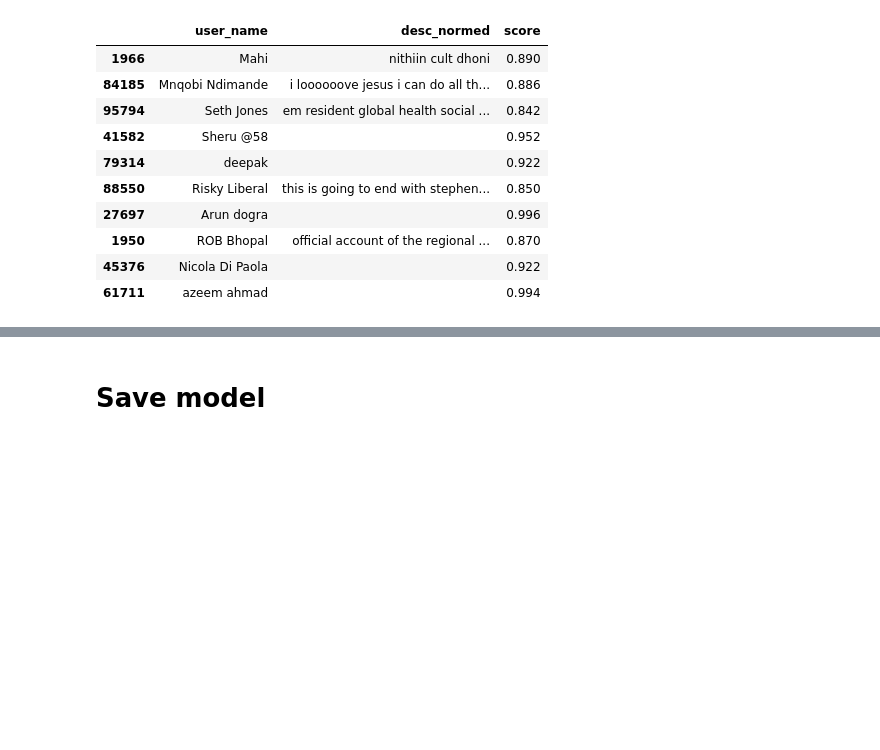
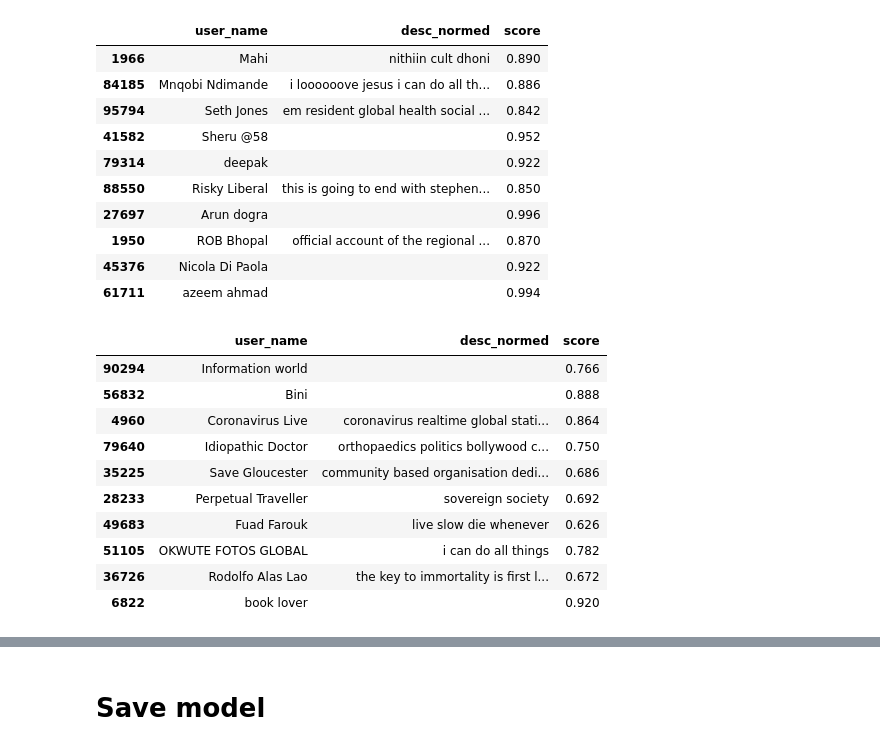
Before and after one commit to RoyMattar/covid-19-tweet-locator, a Jupyter notebook: data/scraping/3. user formality classification.ipynb, the cells around one changed output, grey strips where cells are left out. Cells and saved outputs as stored; diff of their text form; code cells hidden in the pictures; blank space fills up the shorter version.

```diff
--- a/data/scraping/3. user formality classification.ipynb
+++ b/data/scraping/3. user formality classification.ipynb
@@ -361,3 +361,28 @@ df2[df2.score > 0.8].sample(n = 10)
 | 1950 | ROB Bhopal | official account of the regional ... | 0.870 |
 | 45376 | Nicola Di Paola |  | 0.922 |
 | 61711 | azeem ahmad |  | 0.994 |
+# %%
+non_name_words = {w for w in name_data if not name_data[w]['is_name']}
+name_words = {w for w in name_data if name_data[w]['is_name']}
+# %%
+df2[
+    (df2.score > 0.6)
+    & df2.user_name.apply(lambda x: len(set(x.lower().split()) & non_name_words) > 0)
+    & df2.user_name.apply(lambda x: len(set(x.lower().split()) & name_words) == 0)
+    & df2.user_name.apply(lambda x: not any(len(w) == 1 for w in x.split()))
+    & df2.user_name.str.lower().str.replace(r'\.', '').str.split().apply(
+        lambda x: len(set(x) & {'dr', 'mr', 'ms', 'mrs'}) == 0
+     )
+].sample(n = 10)
+# %% [output]
+|  | user_name | desc_normed | score |
+| 90294 | Information world |  | 0.766 |
+| 56832 | Bini |  | 0.888 |
+| 4960 | Coronavirus Live | coronavirus realtime global stati... | 0.864 |
+| 79640 | Idiopathic Doctor | orthopaedics politics bollywood c... | 0.750 |
+| 35225 | Save Gloucester | community based organisation dedi... | 0.686 |
+| 28233 | Perpetual Traveller | sovereign society | 0.692 |
+| 49683 | Fuad Farouk | live slow die whenever | 0.626 |
+| 51105 | OKWUTE FOTOS GLOBAL | i can do all things | 0.782 |
+| 36726 | Rodolfo Alas Lao | the key to immortality is first l... | 0.672 |
+| 6822 | book lover |  | 0.920 |
```
Also changed, not shown: parts of 2 cells of this notebook, 1 other file.
